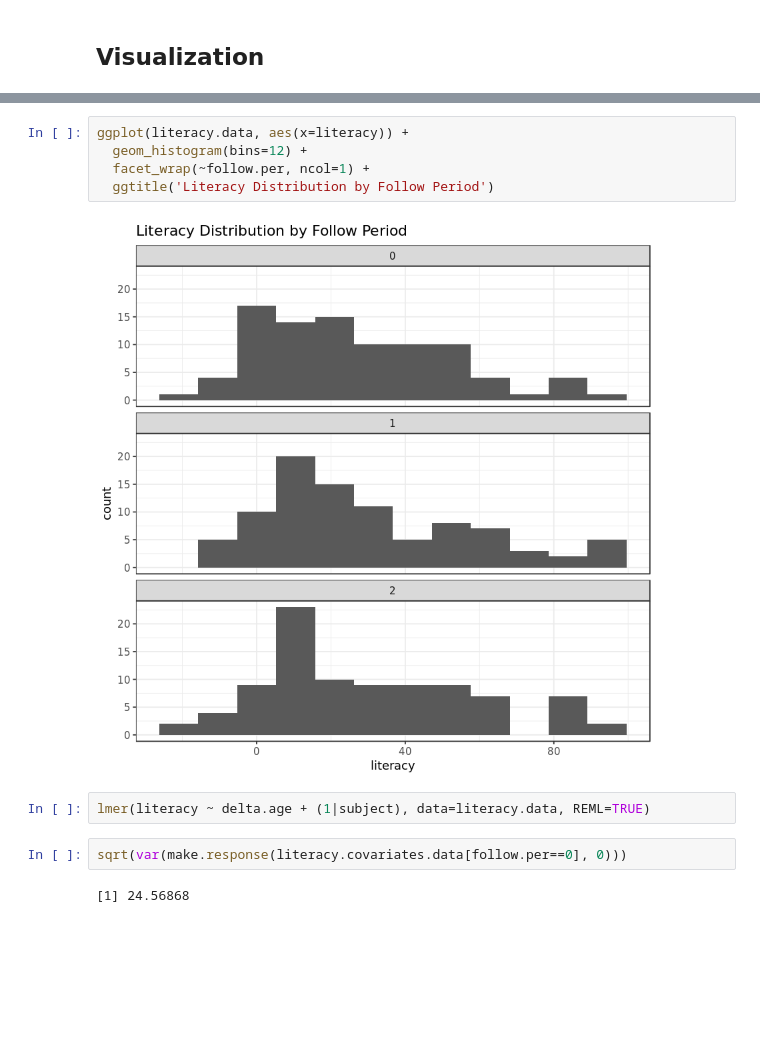
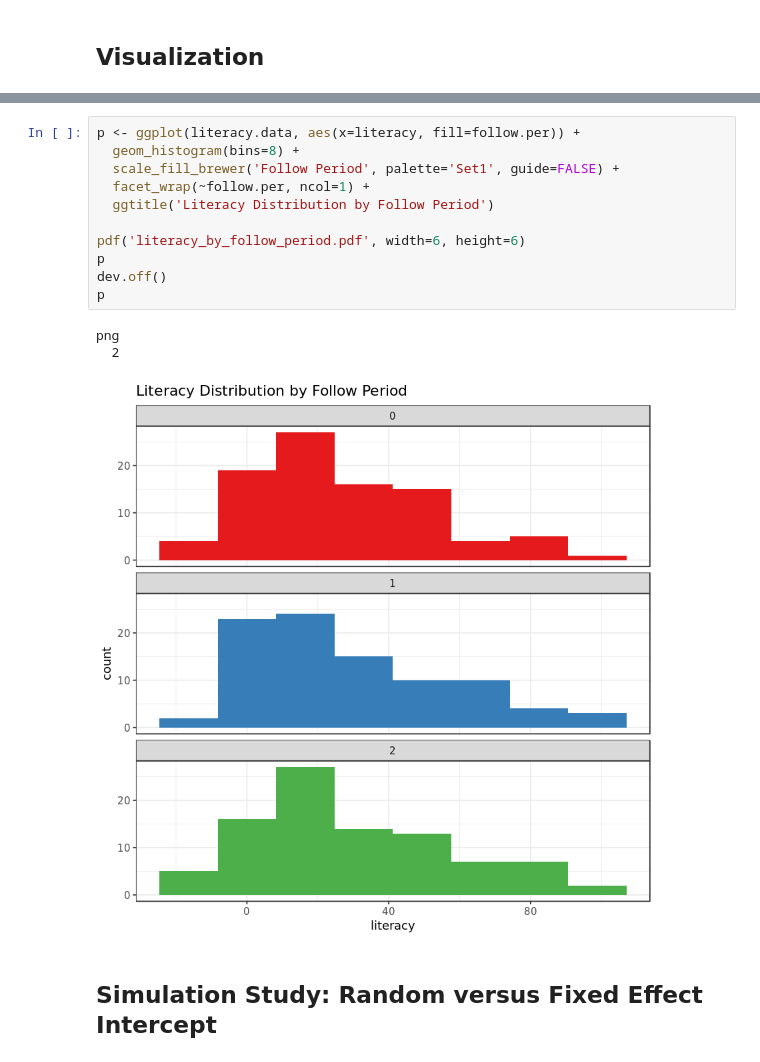
Before and after one commit to ppham27/stat571, a Jupyter notebook: hw7/literacy.ipynb, the cells around one changed output, grey strips where cells are left out. Cells and saved outputs as stored; diff of their text form; blank space fills up the shorter version.

```diff
--- a/hw7/literacy.ipynb
+++ b/hw7/literacy.ipynb
@@ -64,16 +67,20 @@ png
   2
 [figure]
 # %%
-ggplot(literacy.data, aes(x=literacy)) +
-  geom_histogram(bins=12) +
+p <- ggplot(literacy.data, aes(x=literacy, fill=follow.per)) +
+  geom_histogram(bins=8) +
+  scale_fill_brewer('Follow Period', palette='Set1', guide=FALSE) +
   facet_wrap(~follow.per, ncol=1) +
   ggtitle('Literacy Distribution by Follow Period')
+
+pdf('literacy_by_follow_period.pdf', width=6, height=6)
+p
+dev.off()
+p
 # %% [output]
+png
+  2
-[figure, old version]
+[figure, new version]
-# %%
-lmer(literacy ~ delta.age + (1|subject), data=literacy.data, REML=TRUE)
-# %%
-sqrt(var(make.response(literacy.covariates.data[follow.per==0], 0)))
-# %% [output]
-[1] 24.56868
+# %% [markdown]
+## Simulation Study: Random versus Fixed Effect Intercept
 # %%
```
Also changed, not shown: parts of 13 cells of this notebook, 5 other files.
